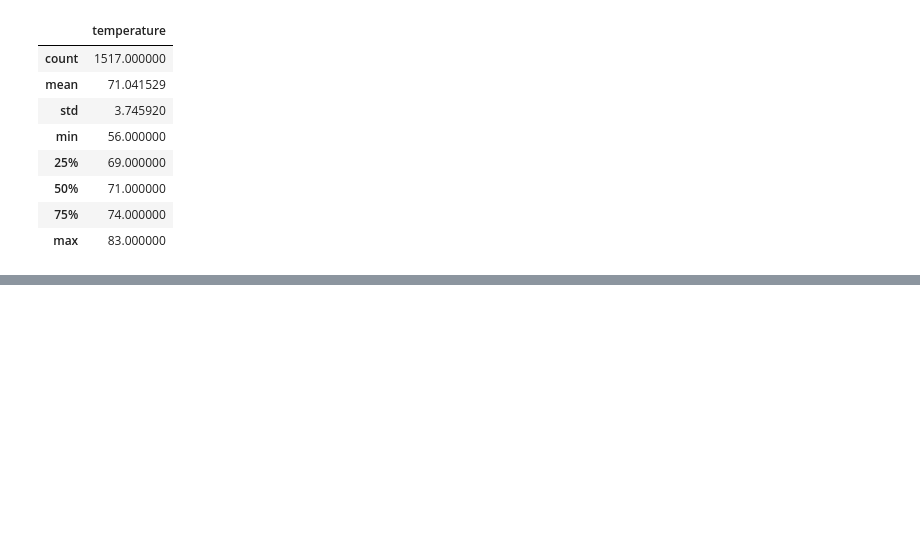
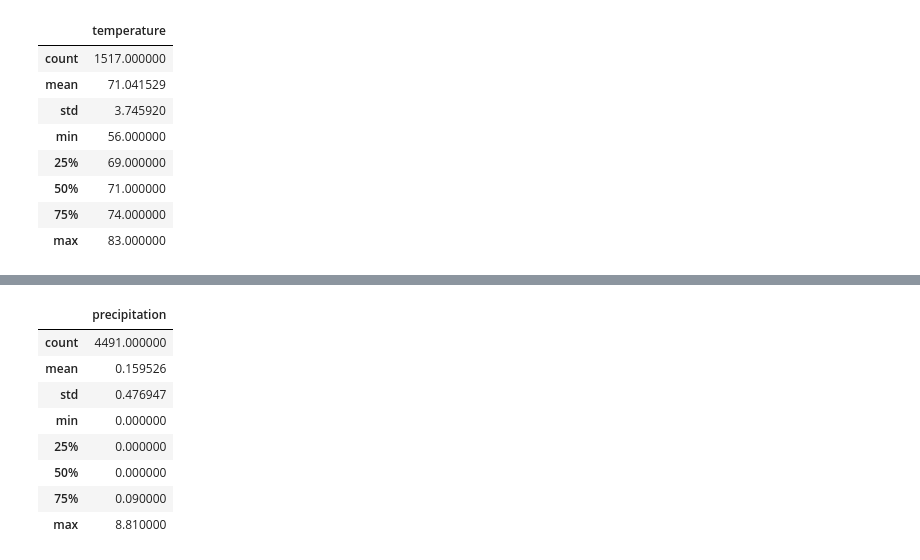
Before and after one commit to jinnabelle/surfs_up, a Jupyter notebook: SurfsUp_Challenge.ipynb, the cells around one changed output, grey strips where cells are left out. Drawn from its saved outputs; the diff is of its cells as text; code cells hidden in the pictures; blank space fills up the shorter version.

Commit message:
extra queries

```diff
--- a/SurfsUp_Challenge.ipynb
+++ b/SurfsUp_Challenge.ipynb
@@ -157,0 +182,16 @@ decdf.describe()
+# %%
+# Extra queries
+# Query 2 = summary of preciptation in winter months
+winterrain_results = session.query(Measurement.date, Measurement.prcp).filter(extract('month',Measurement.date).in_((12,1,2))).all()
+winter_raindf = pd.DataFrame(winterrain_results, columns=['date','precipitation'])
+winter_raindf.describe()
+# %% [output]
+|  | precipitation |
+| count | 4491.000000 |
+| mean | 0.159526 |
+| std | 0.476947 |
+| min | 0.000000 |
+| 25% | 0.000000 |
+| 50% | 0.000000 |
+| 75% | 0.090000 |
+| max | 8.810000 |
```
Also changed, not shown: parts of 1 cell of this notebook, 2 other files.
